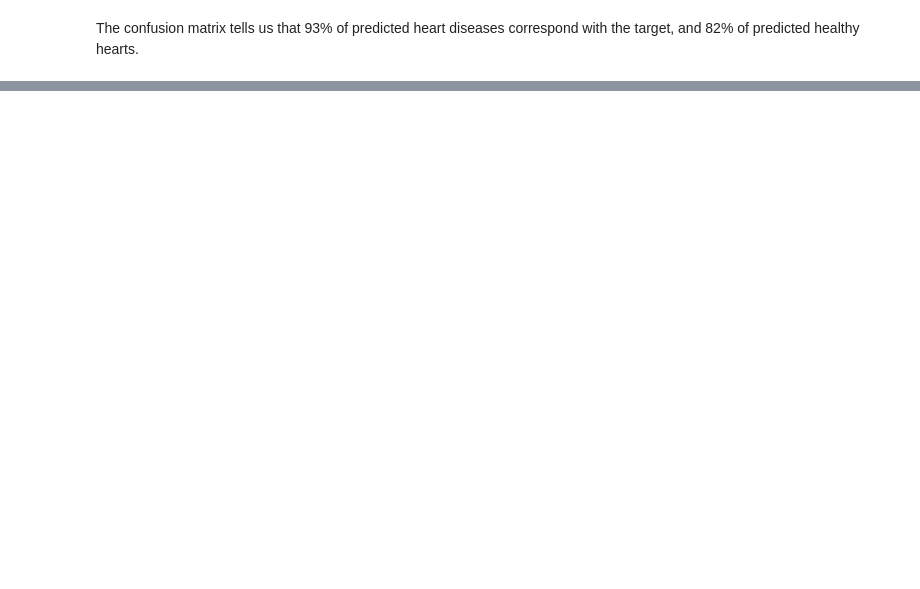
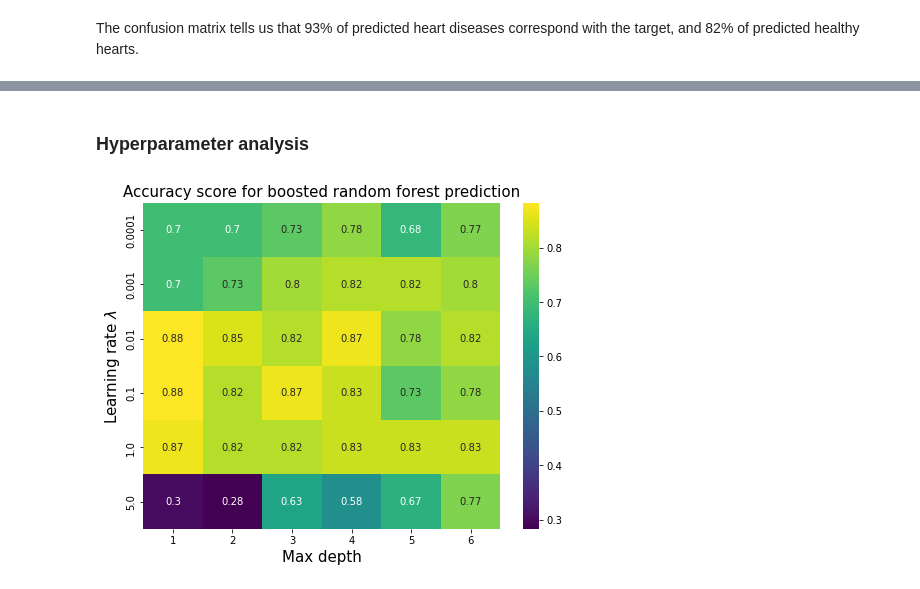
Before and after one commit to lassetotl/fys-stk, a Jupyter notebook: project 3/Random_Forest_Analysis.ipynb, the cells around one changed output, grey strips where cells are left out. Cells and saved outputs as stored; diff of their text form; code cells hidden in the pictures; blank space fills up the shorter version.

```diff
--- a/project 3/Random_Forest_Analysis.ipynb
+++ b/project 3/Random_Forest_Analysis.ipynb
@@ -80,0 +86,27 @@ Overall accuracy with Ada boosted Random Forest: 0.8666666666666667
+# %% [markdown]
+### Hyperparameter analysis
+# %%
+lambd = np.array([0.0001, 0.001, 0.01, 0.1, 1, 5]) #learning rate
+maxd = np.array([1, 2, 3, 4, 5, 6])
+test_accuracy = np.zeros((len(lambd), len(maxd)))
+
+for i in range(len(lambd)):
+    for j in range(len(maxd)):
+        ada_clf = AdaBoostClassifier(
+            DecisionTreeClassifier(max_depth=maxd[j], criterion='entropy'), n_estimators=500,
+            algorithm="SAMME.R", learning_rate=lambd[i])
+        ada_clf.fit(X_train, y_train)
+        y_pred = ada_clf.predict(X_test)
+        test_accuracy[i, j] = round(metrics.accuracy_score(y_test, y_pred), 3)
+        #print(f'Accuracy, learning rate {a}, max depth {b}: {metrics.accuracy_score(y_test, y_pred)}')
+# %%
+fig, ax = plt.subplots(figsize = (8, 6))
+sns.heatmap(test_accuracy, annot=True, ax=ax, cmap="viridis",
+            yticklabels=lambd, xticklabels=maxd)
+ax.set_title("Accuracy score for boosted random forest prediction", fontsize = 15)
+ax.set_xlabel("Max depth", fontsize=15)
+ax.set_ylabel("Learning rate $\lambda$", fontsize=15)
+#plt.savefig('treeparameter')
+plt.show()
+# %% [output]
+[figure, added]
```
Also changed, not shown: parts of 6 cells of this notebook.
